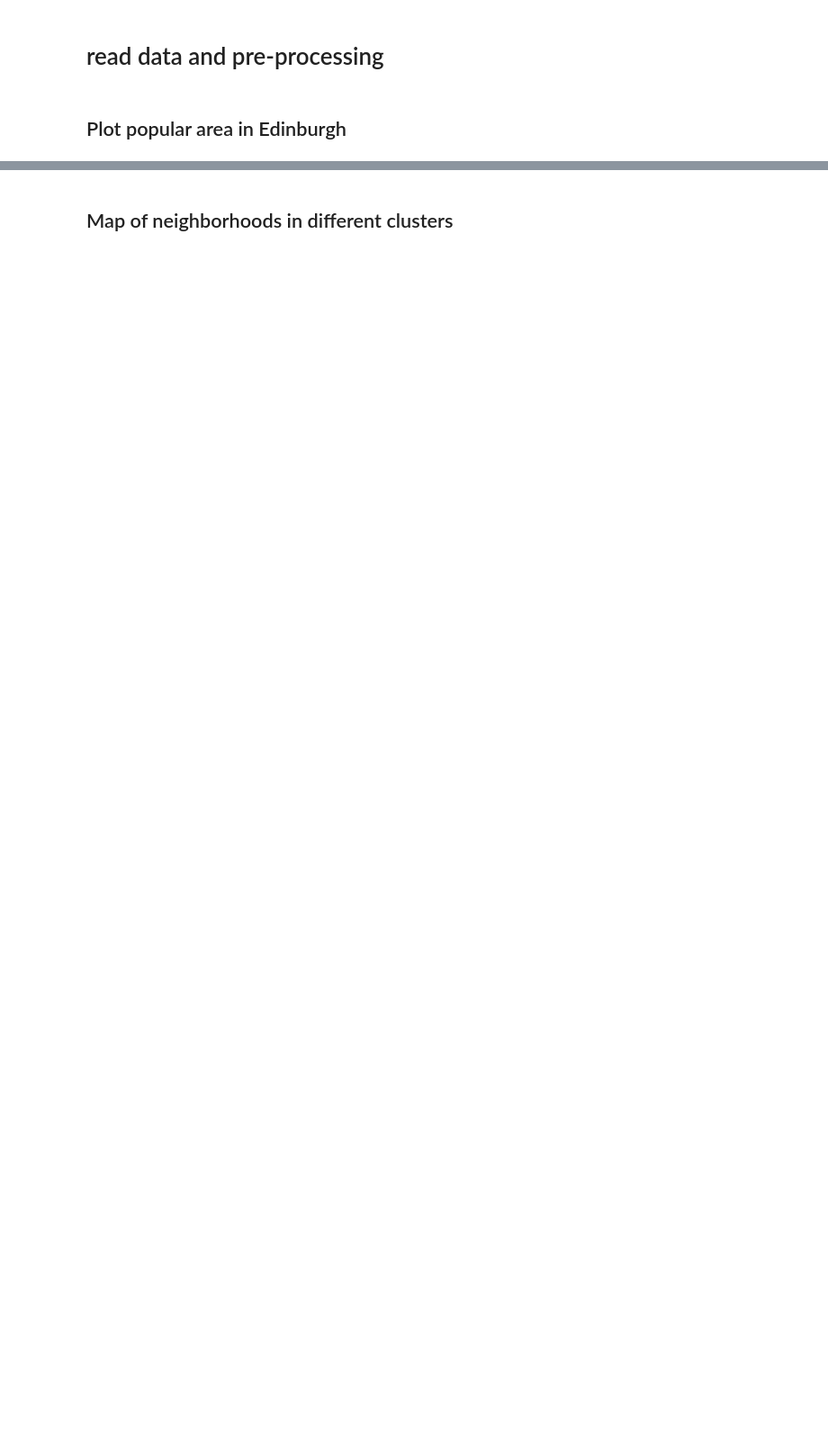
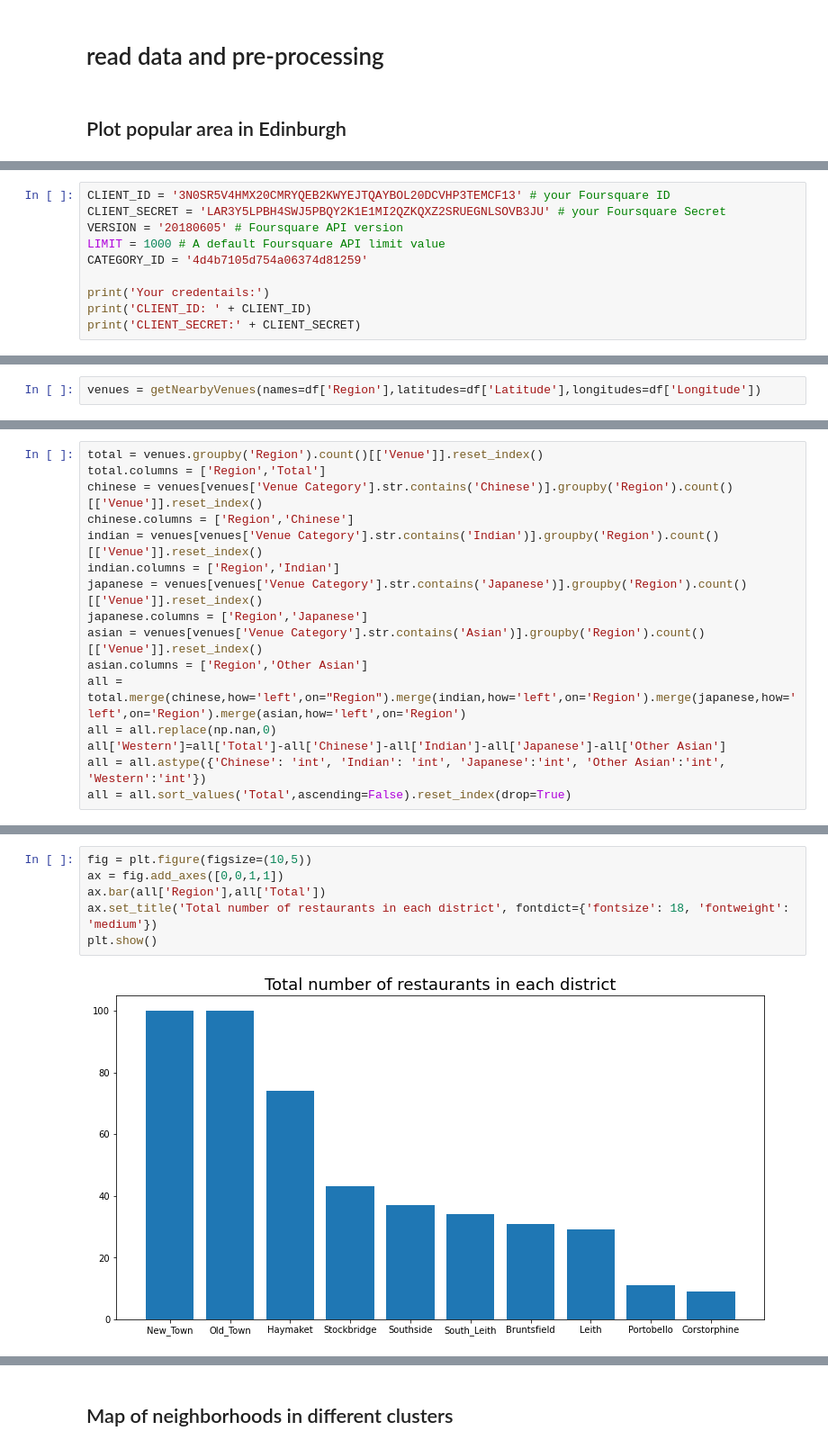
Before and after one commit to wleetak/Coursera_Capstone, a Jupyter notebook: Restaurant.ipynb, the cells around one changed output, grey strips where cells are left out. Shown at 90% size. Drawn from its saved outputs; the diff is of its cells as text; blank space fills up the shorter version.

```diff
--- a/Restaurant.ipynb
+++ b/Restaurant.ipynb
@@ -285,0 +87,10 @@ NameError: name 'edi_data' is not defined
+# %%
+CLIENT_ID = '3N0SR5V4HMX20CMRYQEB2KWYEJTQAYBOL20DCVHP3TEMCF13' # your Foursquare ID
+CLIENT_SECRET = 'LAR3Y5LPBH4SWJ5PBQY2K1E1MI2QZKQXZ2SRUEGNLSOVB3JU' # your Foursquare Secret
+VERSION = '20180605' # Foursquare API version
+LIMIT = 1000 # A default Foursquare API limit value
+CATEGORY_ID = '4d4b7105d754a06374d81259'
+
+print('Your credentails:')
+print('CLIENT_ID: ' + CLIENT_ID)
+print('CLIENT_SECRET:' + CLIENT_SECRET)
@@ -285,0 +144,2 @@ NameError: name 'edi_data' is not defined
+# %%
+venues = getNearbyVenues(names=df['Region'],latitudes=df['Latitude'],longitudes=df['Longitude'])
@@ -285,0 +232,16 @@ NameError: name 'edi_data' is not defined
+# %%
+total = venues.groupby('Region').count()[['Venue']].reset_index()
+total.columns = ['Region','Total']
+chinese = venues[venues['Venue Category'].str.contains('Chinese')].groupby('Region').count()[['Venue']].reset_index()
+chinese.columns = ['Region','Chinese']
+indian = venues[venues['Venue Category'].str.contains('Indian')].groupby('Region').count()[['Venue']].reset_index()
+indian.columns = ['Region','Indian']
+japanese = venues[venues['Venue Category'].str.contains('Japanese')].groupby('Region').count()[['Venue']].reset_index()
+japanese.columns = ['Region','Japanese']
+asian = venues[venues['Venue Category'].str.contains('Asian')].groupby('Region').count()[['Venue']].reset_index()
+asian.columns = ['Region','Other Asian']
+all = total.merge(chinese,how='left',on="Region").merge(indian,how='left',on='Region').merge(japanese,how='left',on='Region').merge(asian,how='left',on='Region')
+all = all.replace(np.nan,0)
+all['Western']=all['Total']-all['Chinese']-all['Indian']-all['Japanese']-all['Other Asian']
+all = all.astype({'Chinese': 'int', 'Indian': 'int', 'Japanese':'int', 'Other Asian':'int', 'Western':'int'})
+all = all.sort_values('Total',ascending=False).reset_index(drop=True)
@@ -285,0 +250,8 @@ NameError: name 'edi_data' is not defined
+# %%
+fig = plt.figure(figsize=(10,5))
+ax = fig.add_axes([0,0,1,1])
+ax.bar(all['Region'],all['Total'])
+ax.set_title('Total number of restaurants in each district', fontdict={'fontsize': 18, 'fontweight': 'medium'})
+plt.show()
+# %% [output]
+[figure, added]
```
Also changed, not shown: parts of 51 cells of this notebook.
